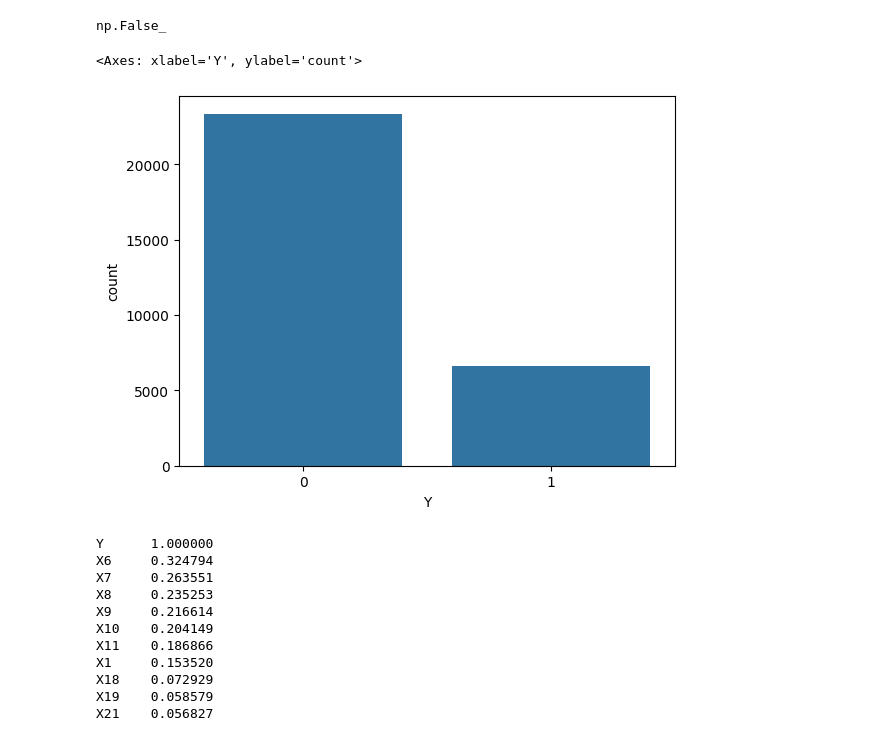
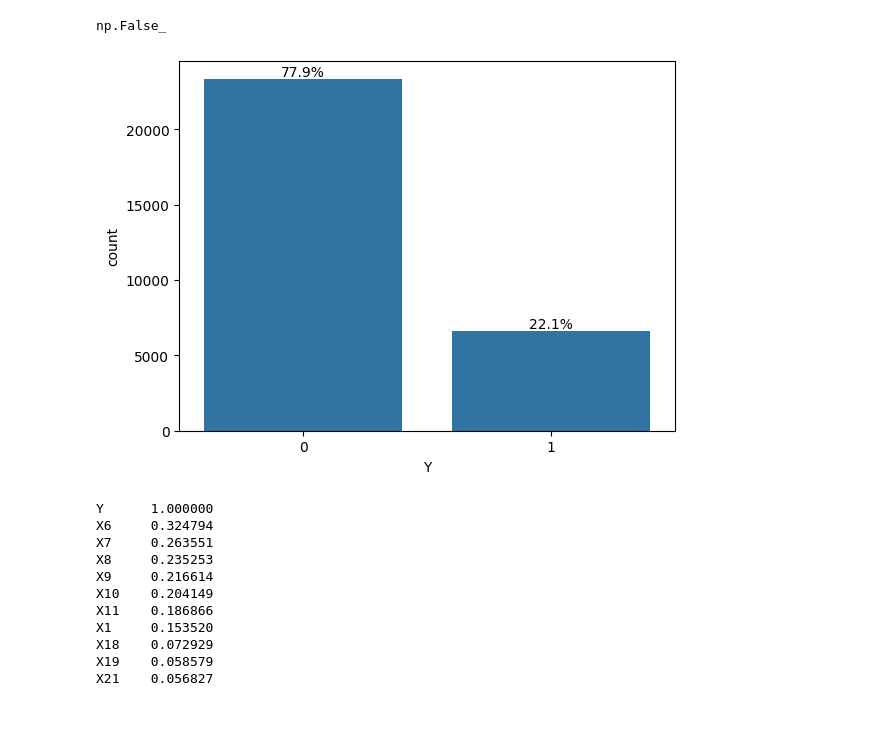
Before and after one commit to ithybbr/ml-project, a Jupyter notebook: notebooks/eda.ipynb, the cells around one changed output. Saved outputs shown, nothing was run; the diff lists cells and outputs as text; code cells hidden in the pictures.

```diff
--- a/notebooks/eda.ipynb
+++ b/notebooks/eda.ipynb
@@ -49,9 +53,20 @@ df.isnull().any().any()
 # %% [output]
 np.False_
 # %%
-import seaborn as sns
-sns.countplot(x="Y", data=df)
+ax = sns.countplot(x="Y", data=df)
+
+total = len(df)
+
+for p in ax.patches:
+    height = p.get_height()
+    percentage = 100 * height / total
+
+    ax.annotate(f'{percentage:.1f}%',
+                (p.get_x() + p.get_width() / 2., height),
+                ha='center', va='bottom')
+
+plt.savefig("../imgs/class_distribution.png", bbox_inches="tight", dpi=300)
+plt.show()
 # %% [output]
-<Axes: xlabel='Y', ylabel='count'>
-[figure, old version]
+[figure, new version]
 # %%
```
Also changed, not shown: parts of 5 cells of this notebook, 2 other files.
